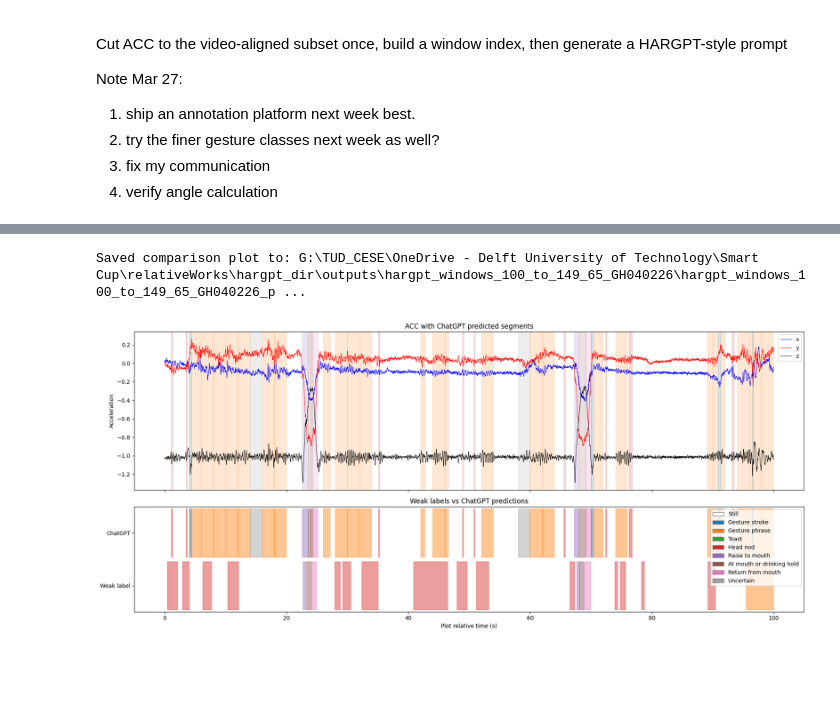
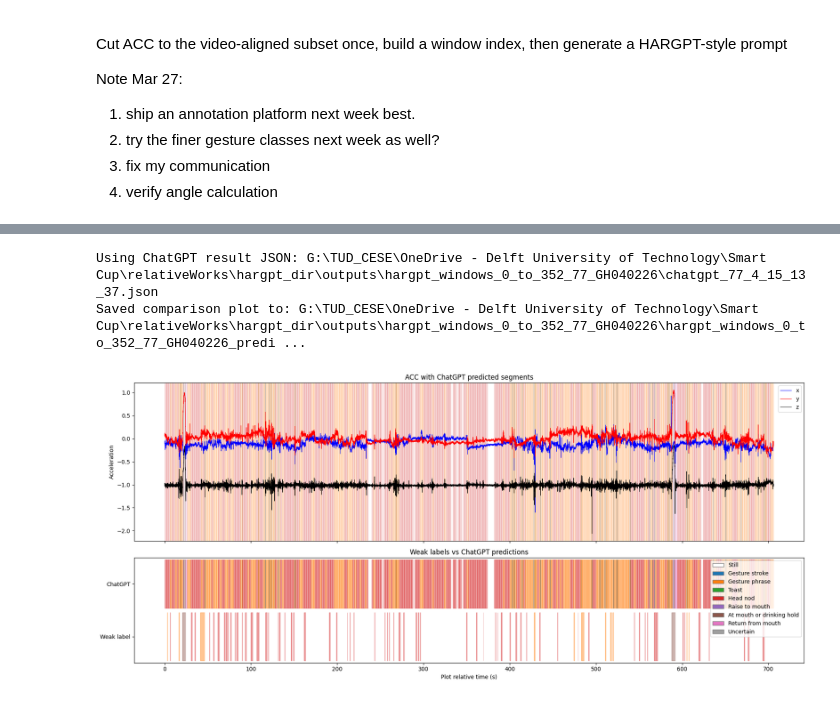
Before and after one commit to XiaoLiZaiCi113/myHARGPT, a Jupyter notebook: HARGPT.ipynb, the cells around one changed output, grey strips where cells are left out. Cells and saved outputs as stored; diff of their text form; code cells hidden in the pictures; blank space fills up the shorter version.

```diff
--- a/HARGPT.ipynb
+++ b/HARGPT.ipynb
@@ -496,26 +532,23 @@ WEAK_LABEL_OVERLAY_PNG = OUTPUT_DIR / f"weak_labels_overlay_{PARTICIPANT_ID}_{VI
 label_to_state = {
     "Still": 0,
     "Gesture": 1,
-    "Raise to lips": 2,
-    "Drink": 3,
-    "Return from lips": 4,
-    "Nodding": 5,
+    "Drinking": 2,
+    "Toasting": 3,
+    "Nodding": 4,
 }
 state_to_name = {
     0: "Still",
     1: "Gesture",
-    2: "Raise to lips",
-    3: "Drink",
-    4: "Return from lips",
-    5: "Nodding",
+    2: "Drinking",
+    3: "Toasting",
+    4: "Nodding",
 }
 state_colors = {
     0: "white",
     1: "#f4a261",
-    2: "#e9c46a",
-    3: "#2a9d8f",
-    4: "#577590",
-    5: "#b56576",
+    2: "#2a9d8f",
+    3: "#577590",
+    4: "#b56576",
 }
 
 plt.style.use("default")
@@ -561,9 +594,9 @@ ax.set_title("ACC over full video with weak-label overlay")
 ax.set_ylabel("Acceleration")
 ax.set_xlabel("Video relative time (s)")
 
-legend_handles = [Patch(facecolor=state_colors[s], edgecolor="gray", label=state_to_name[s]) for s in [0, 1, 2, 3, 4, 5]]
+legend_handles = [Patch(facecolor=state_colors[s], edgecolor="gray", label=state_to_name[s]) for s in [0, 1, 2, 3, 4]]
 line_handles, line_labels = ax.get_legend_handles_labels()
-ax.legend(line_handles + legend_handles, line_labels + [state_to_name[s] for s in [0, 1, 2, 3, 4, 5]], loc="upper right", ncol=3)
+ax.legend(line_handles + legend_handles, line_labels + [state_to_name[s] for s in [0, 1, 2, 3, 4]], loc="upper right", ncol=3)
 
 fig.tight_layout()
 fig.savefig(WEAK_LABEL_OVERLAY_PNG, dpi=200, bbox_inches="tight", facecolor="white", edgecolor="white", transparent=False)
@@ -1622,7 +1653,7 @@ Saved gemini results to: G:\TUD_CESE\OneDrive - Delft University of Technology\S
 # %%
 # Plot for ChatGPT localization results
 WINDOW_RANGE = f"{min(window_ids)}_{max(window_ids)}"
-RESULT_PATH_CHATGPT = result_path_chatgpt
+RESULT_PATH_CHATGPT = resolve_chatgpt_result_path(batch_dir, PARTICIPANT_ID)
 WEAK_LABEL_FILE = PROJECT_ROOT / "weak_label" / f"weak_labels_{PARTICIPANT_ID}_{VIDEO_NAME}.csv"
 COMPARE_PNG = batch_dir / f"{batch_name}_predictions_chatgpt_vs_weak_labels.png"
 
@@ -1640,9 +1671,10 @@ label_to_state = {
 
     # legacy weak-label classes
     "Gesture": 2,
-    "Raise to lips": 5,
+    "Drinking": 6,
     "Drink": 6,
-    "Return from lips": 7,
+    "Toasting": 3,
+    "Toast": 3,
     "Nodding": 4,
 }
 
@@ -1720,6 +1752,7 @@ acc_video["time"] = pd.to_datetime(acc_video["time"])
 weak_df = pd.read_csv(WEAK_LABEL_FILE)
 weak_df["time"] = pd.to_datetime(weak_df["time"])
 
+print(f"Using ChatGPT result JSON: {RESULT_PATH_CHATGPT}")
 predictions = json.loads(RESULT_PATH_CHATGPT.read_text(encoding="utf-8"))
 pred_df = pd.DataFrame(predictions)
 
@@ -1897,33 +1930,34 @@ for start_time, end_time, weak_label in weak_runs:
     #     va="center",
     #     fontsize=8
     # )
 
 ax1.set_ylim(0, 1)
 ax1.set_yticks([0.25, 0.75])
 ax1.set_yticklabels(["Weak label", "ChatGPT"])
 ax1.set_title("Weak labels vs ChatGPT predictions")
 ax1.set_xlabel("Plot relative time (s)")
 
 legend_order = [0, 1, 2, 3, 4, 5, 6, 7, 8]
 legend_handles = [
     Patch(facecolor=state_colors[s], edgecolor="gray", label=state_to_name[s])
     for s in legend_order
 ]
 ax1.legend(handles=legend_handles, loc="upper right")
 
 fig.tight_layout()
 fig.savefig(
     COMPARE_PNG,
     dpi=200,
     bbox_inches="tight",
     facecolor="white",
     edgecolor="white",
     transparent=False
 )
 print(f"Saved comparison plot to: {COMPARE_PNG}")
 
 # display(pred_df[["window_id", "predicted_class", "predicted_state", "start_time", "end_time"]])
 # %% [output]
-Saved comparison plot to: G:\TUD_CESE\OneDrive - Delft University of Technology\Smart Cup\relativeWorks\hargpt_dir\outputs\hargpt_windows_100_to_149_65_GH040226\hargpt_windows_100_to_149_65_GH040226_p ...
+Using ChatGPT result JSON: G:\TUD_CESE\OneDrive - Delft University of Technology\Smart Cup\relativeWorks\hargpt_dir\outputs\hargpt_windows_0_to_352_77_GH040226\chatgpt_77_4_15_13_37.json
+Saved comparison plot to: G:\TUD_CESE\OneDrive - Delft University of Technology\Smart Cup\relativeWorks\hargpt_dir\outputs\hargpt_windows_0_to_352_77_GH040226\hargpt_windows_0_to_352_77_GH040226_predi ...
-[figure, old version]
+[figure, new version]
 # %%
```
Also changed, not shown: parts of 8 cells of this notebook, 1 other file.
